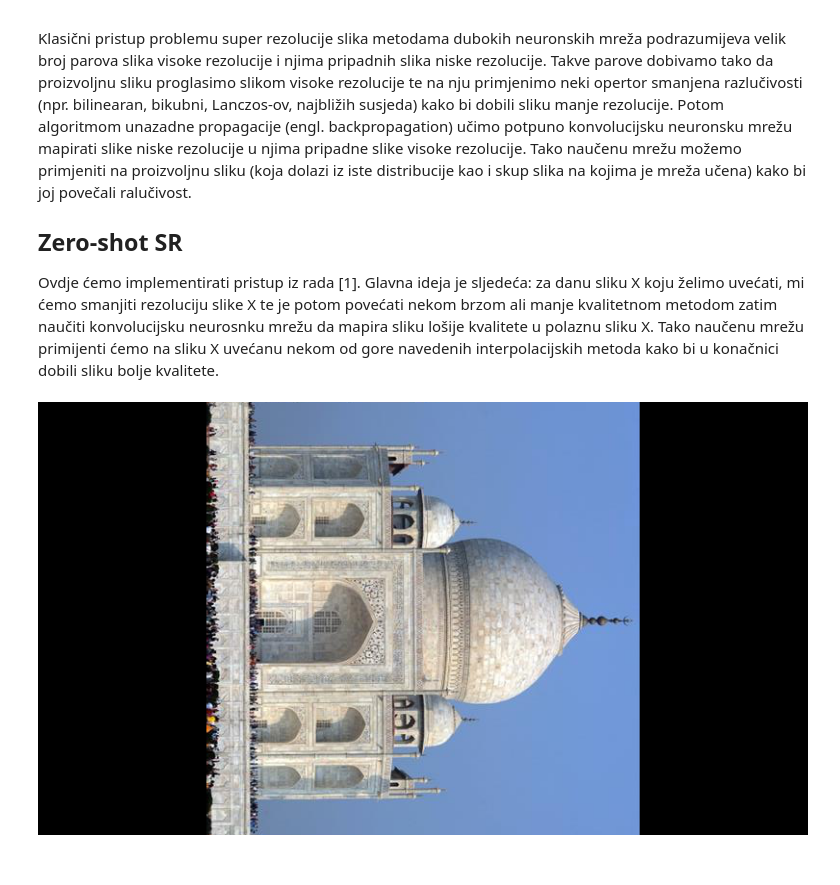
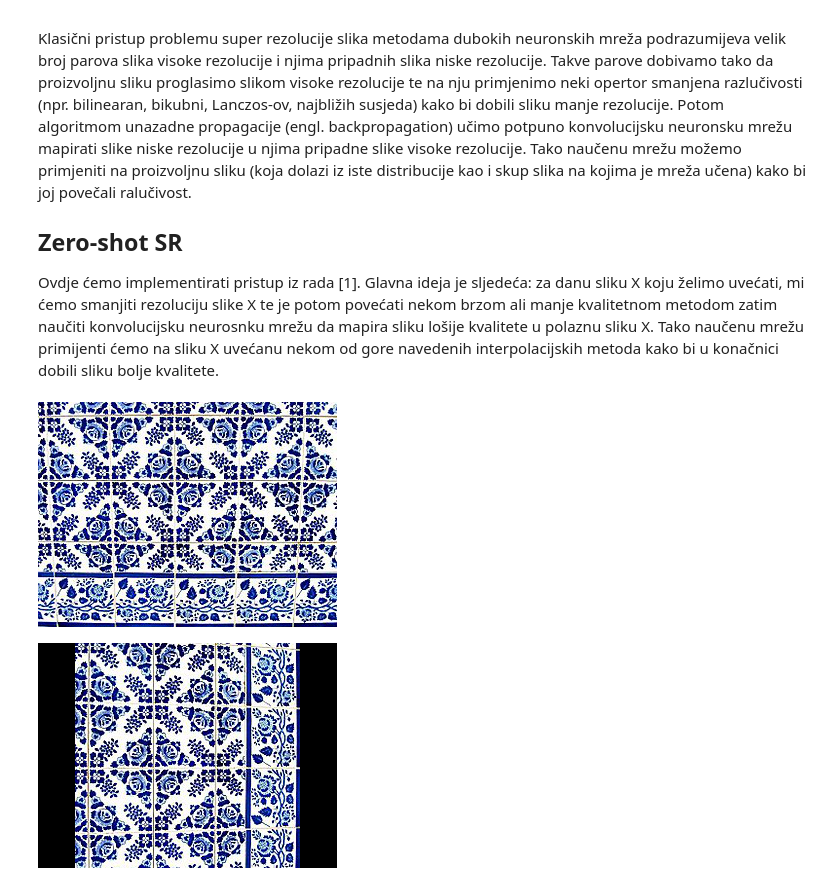
Before and after one commit to tmavra/MS, a Jupyter notebook: Upscale.ipynb, the cells around one changed output. Drawn from its saved outputs; the diff is of its cells as text; code cells hidden in the pictures.

```diff
--- a/Upscale.ipynb
+++ b/Upscale.ipynb
@@ -64,11 +64,20 @@ def generate_transformed_images(image):
     img = img.transpose(method=PIL.Image.FLIP_LEFT_RIGHT) if flip else img
 
     return img
-# %%
-img = generate_transformed_images(img)
-img
-# %% [output]
-[figure, removed]
+# %%
+from IPython.display import display
+image_path = 'pattern_1.jpg'
+
+# prikaži ulaznu sliku
+img = PImage.open(image_path)
+display(img)
+
+# prikaži primjer transformacije primjenjene na ulaznu sliku
+img_transformed = generate_transformed_images(img)
+display(img_transformed)
+# %% [output]
+[figure, added]
+[figure, added]
 # %%
 def data_generator(image, steps=2, use_image_shape=False):
 
```
Also changed, not shown: parts of 28 cells of this notebook.
